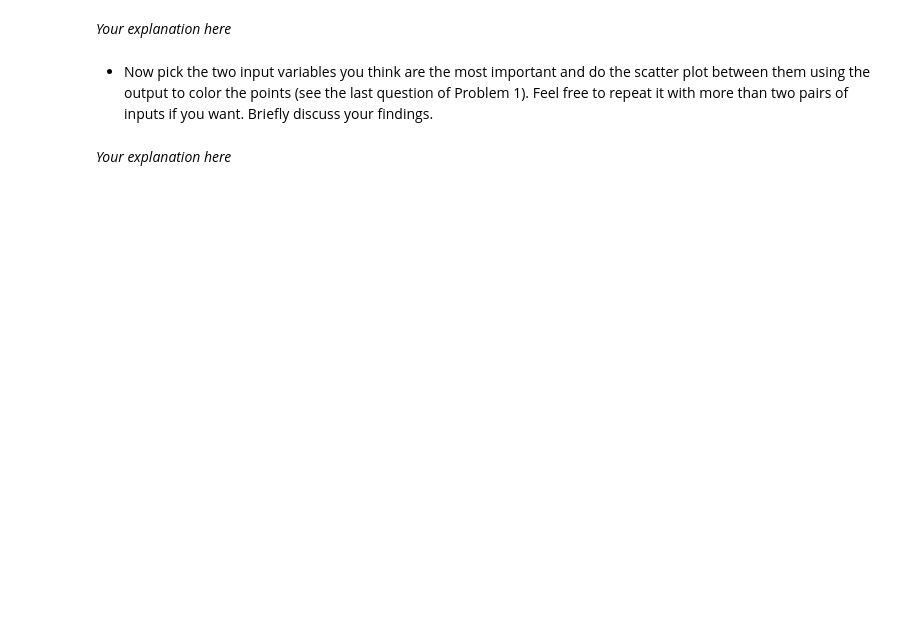
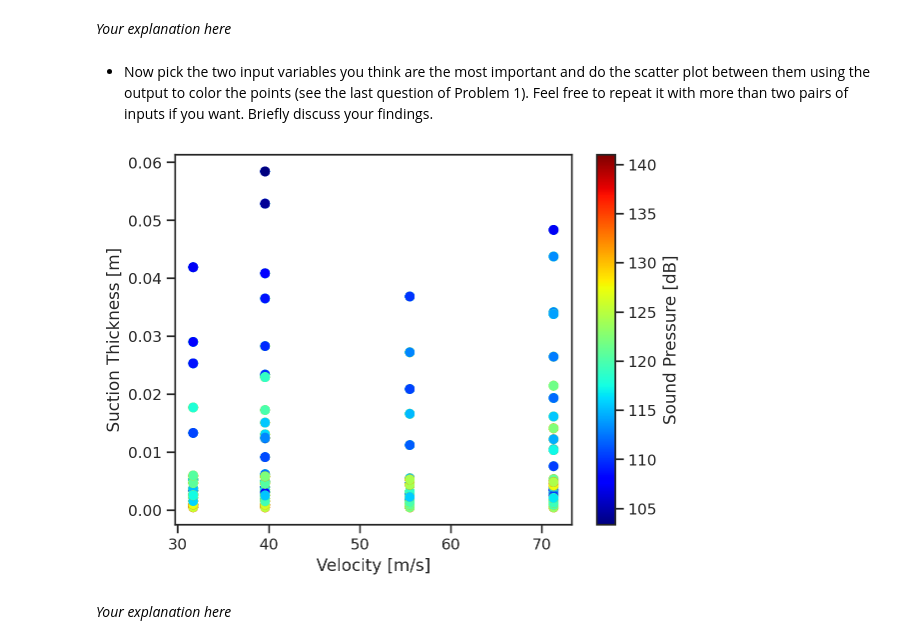
Before and after one commit to naray130/ME-239-HW, a Jupyter notebook: lecture04/homework_04.ipynb, the cells around one changed output. Cells and saved outputs as stored; diff of their text form; code cells hidden in the pictures; blank space fills up the shorter version.

```diff
--- a/lecture04/homework_04.ipynb
+++ b/lecture04/homework_04.ipynb
@@ -276,2 +320,19 @@ plt.show()
+# %%
+# your code here (as many blocks as you like)
+
+from matplotlib import cm
+
+fig, ax = plt.subplots()
+cs = ax.scatter(df['Velocity'], df['Suction_thickness'], # So far a standard scatter plot
+                c=df['Sound_pressure'], # This is telling matplotlib what the color
+                                 # of the points should be
+                cmap=cm.jet      # This is saying to use the jet colormap
+                                 # (blue = smallest values, red = highest values)
+               )
+plt.colorbar(cs, label='Sound Pressure [dB]')   # This gives us a colorbar
+ax.set_xlabel('Velocity [m/s]')
+ax.set_ylabel('Suction Thickness [m]');
+# %% [output]
+[figure, added]
 # %% [markdown]
 *Your explanation here*
```
Also changed, not shown: parts of 6 cells of this notebook.
